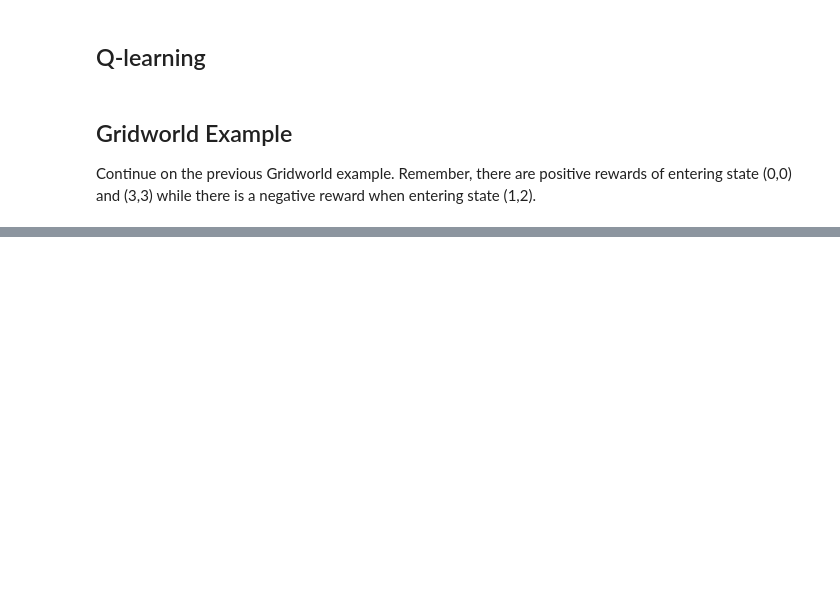
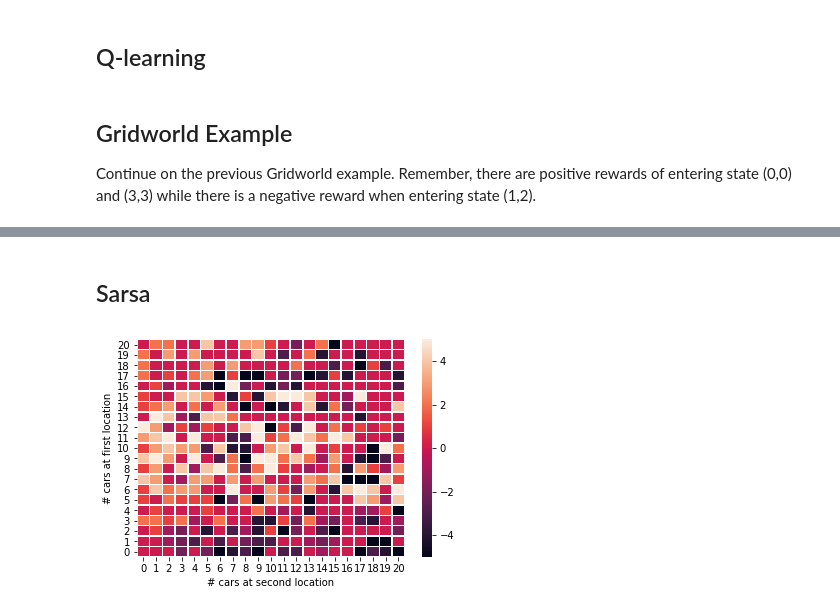
Before and after one commit to joelper/MS-E346, a Jupyter notebook: Assignments/Assignment_11.ipynb, the cells around one changed output, grey strips where cells are left out. Drawn from its saved outputs; the diff is of its cells as text; code cells hidden in the pictures; blank space fills up the shorter version.

```diff
--- a/Assignments/Assignment_11.ipynb
+++ b/Assignments/Assignment_11.ipynb
@@ -239,0 +485,10 @@ where $N^A_t$ is the number of cars returned to A, $M^A_t$ is the number of cars
+# %% [markdown]
+## Sarsa
+# %%
+ax = sns.heatmap(policy_grid_sarsa, linewidth=0.5)
+ax.invert_yaxis()
+plt.ylabel('# cars at first location')
+plt.xlabel('# cars at second location')
+plt.show()
+# %% [output]
+[figure, added]
```
Also changed, not shown: parts of 33 cells of this notebook.
